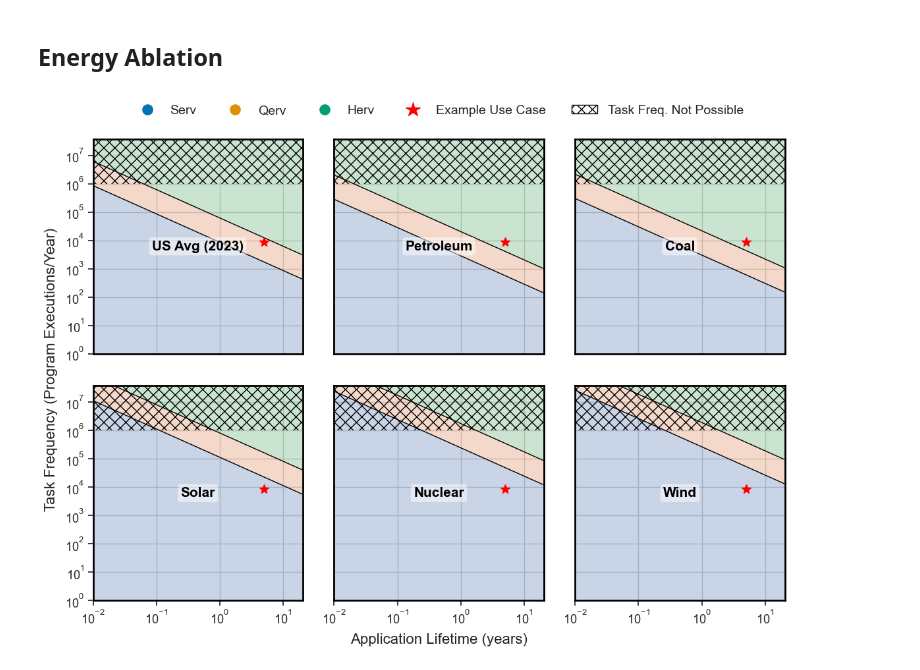
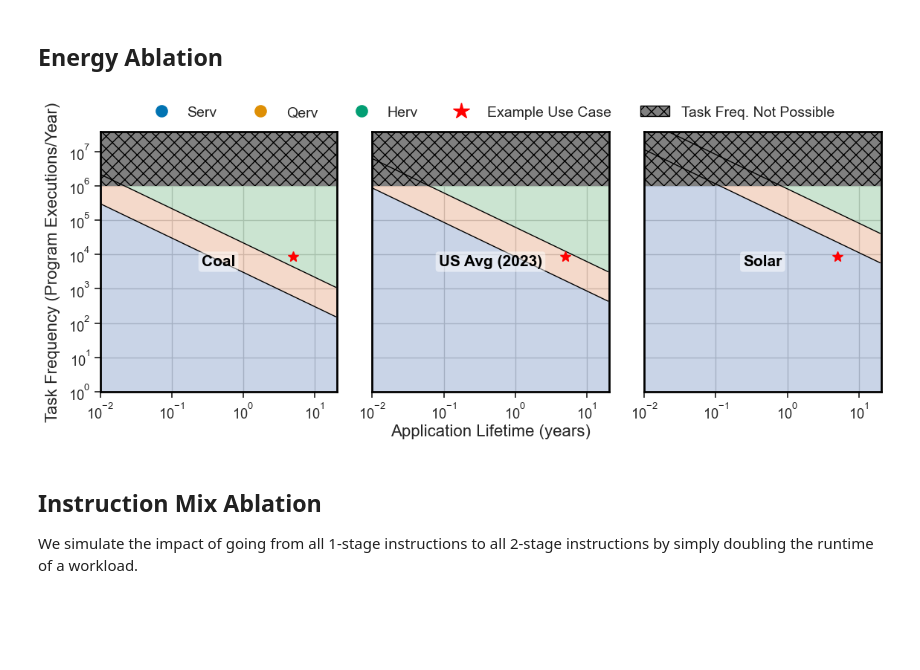
Before and after one commit to ShvetankPrakash/FlexiFlow, a Jupyter notebook: model/LifetimeModel.ipynb, the cells around one changed output. Drawn from its saved outputs; the diff is of its cells as text; code cells hidden in the pictures; blank space fills up the shorter version.

Commit message:
Add instruction mix ablation

```diff
--- a/model/LifetimeModel.ipynb
+++ b/model/LifetimeModel.ipynb
@@ -107,9 +109,9 @@ def plot_air_pollution_monitoring_carbon_ablation(
     workload_params={"lifetime_yrs": 5, "inf_freq": 365*24},
     output_pdf="plots/air_pollution_monitoring_carbon_ablation.pdf",
     ncols=3,
-    nrows=2,
+    nrows=1,
     title_wrap_width=16,
-    hashes_grey=False,
+    hashes_grey=True,
     whitespace=0.15,
     show_plot=True
 ):
@@ -118,17 +120,14 @@ def plot_air_pollution_monitoring_carbon_ablation(
     varying only the carbon intensity in each subplot.
     Uses the carbon intensities from carbon_intensity_values and labels the plots accordingly.
     """
-    import matplotlib.pyplot as plt
-    import seaborn as sns
-    import textwrap
-    import os
-
     # Use the carbon intensities from carbon_intensity_values if not provided
     global carbon_intensity_values
     if carbon_intensities is None:
-        # Use the values in the order of the keys
-        carbon_intensities = [carbon_intensity_values[k] for k in carbon_intensity_values.keys()]
-        carbon_intensity_labels = list(carbon_intensity_values.keys())
+        # # Use the values in the order of the keys
+        # carbon_intensities = [carbon_intensity_values[k] for k in carbon_intensity_values.keys()]
+        # carbon_intensity_labels = list(carbon_intensity_values.keys())
+        carbon_intensities = [carbon_intensity_values[k] for k in ("Coal", "US Avg (2023)", "Solar")]
+        carbon_intensity_labels = ("Coal", "US Avg (2023)", "Solar")
     else:
         # If user provides, just use those and label as "Custom"
         carbon_intensity_labels = [f"Custom ({v} gCO₂/kWh)" for v in carbon_intensities]
@@ -201,37 +200,41 @@ def plot_air_pollution_monitoring_carbon_ablation(
         ax.set_title("")
 
     # Shared x/y labels
-    fig.supxlabel("Application Lifetime (years)", fontsize=16, x=0.5, y=-0.1)
+    fig.supxlabel("Application Lifetime (years)", fontsize=16, x=0.5, y=-0.18)
     fig.supylabel("Task Frequency (Program Executions/Year)", fontsize=16, x=-0.07, y=0.5)
 
-    # Legend (same as in example)
     palette = sns.color_palette("colorblind", n_colors=len(system_colors))
     legend_handles = [
         plt.Line2D([0], [0], marker='o', color='w', markerfacecolor=palette[i], markersize=13, label=system)
         for i, system in enumerate(system_colors.keys())
     ]
     legend_handles.append(
         plt.Line2D([0], [0], marker='*', color='w', markerfacecolor='red', markeredgecolor='red', markersize=16, label="Example Usecase")
     )
     crosshatch_patch = mpatches.Patch(facecolor='grey' if hashes_grey else 'none', hatch='xx', label='Task Freq. Not Possible', edgecolor='black')
     legend_handles.append(crosshatch_patch)
     legend_labels = list(system_colors.keys()) + ["Example Use Case", "Task Freq. Not Possible"]
     fig.legend(
         legend_handles, legend_labels,
         loc='upper center', ncol=len(legend_labels),
-        bbox_to_anchor=(0.5, 1.1), fontsize=14, frameon=False
+        bbox_to_anchor=(0.5, 1.15), fontsize=14, frameon=False
     )
 
     plt.subplots_adjust(left=0, right=1, top=1, bottom=0, wspace=0, hspace=0)
     plt.tight_layout(pad=0)
 
     if output_pdf:
         os.makedirs(os.path.dirname(output_pdf), exist_ok=True)
         plt.savefig(output_pdf, format="pdf", bbox_inches='tight')
     if show_plot:
         plt.show()
     plt.close(fig)
 
+
 plot_air_pollution_monitoring_carbon_ablation()
 # %% [output]
-[figure, old version]
+[figure, new version]
+# %% [markdown]
+## Instruction Mix Ablation
+
+We simulate the impact of going from all 1-stage instructions to all 2-stage instructions by simply doubling the runtime of a workload.
```
Also changed, not shown: parts of 2 cells of this notebook, 1 other file.
